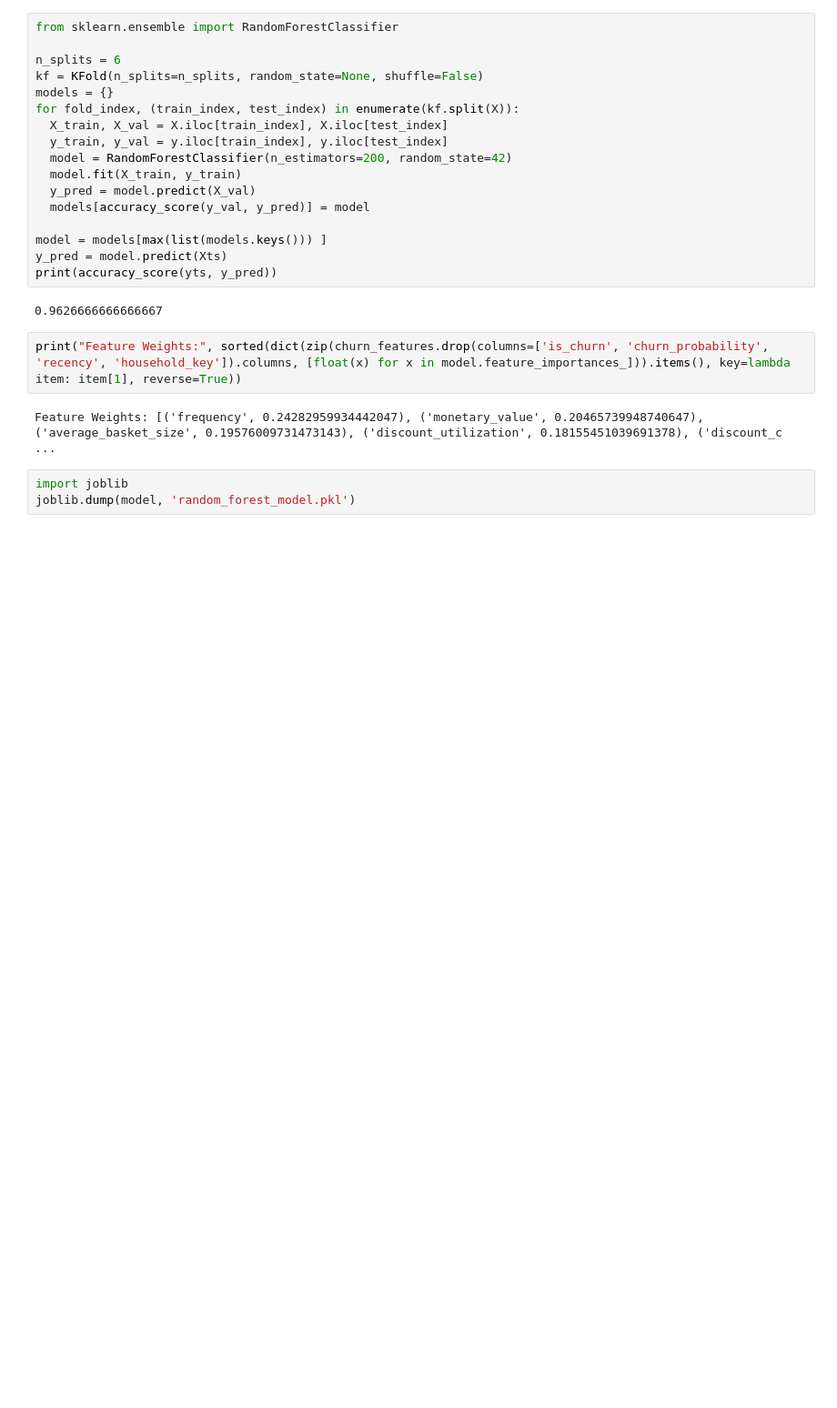
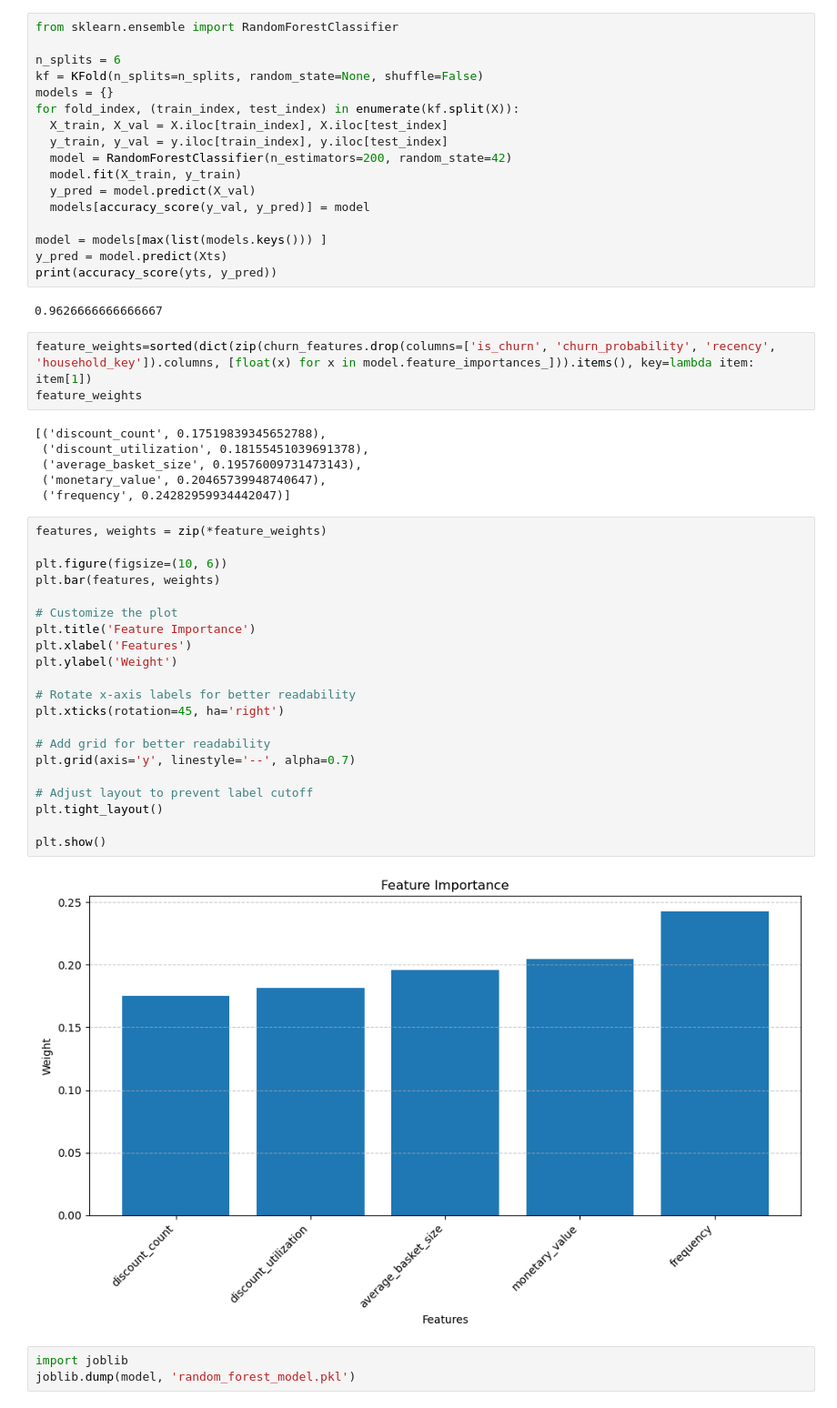
Before and after one commit to agrawalabr/churn-predictor, a Jupyter notebook: churn-model-generator.ipynb, the cells around one changed output. Shown at 91% size. Drawn from its saved outputs; the diff is of its cells as text; blank space fills up the shorter version.

```diff
--- a/churn-model-generator.ipynb
+++ b/churn-model-generator.ipynb
@@ -130,9 +138,37 @@ print(accuracy_score(yts, y_pred))
 # %% [output]
 0.9626666666666667
 # %%
-print("Feature Weights:", sorted(dict(zip(churn_features.drop(columns=['is_churn', 'churn_probability', 'recency', 'household_key']).columns, [float(x) for x in model.feature_importances_])).items(), key=lambda item: item[1], reverse=True))
+feature_weights=sorted(dict(zip(churn_features.drop(columns=['is_churn', 'churn_probability', 'recency', 'household_key']).columns, [float(x) for x in model.feature_importances_])).items(), key=lambda item: item[1])
+feature_weights
 # %% [output]
-Feature Weights: [('frequency', 0.24282959934442047), ('monetary_value', 0.20465739948740647), ('average_basket_size', 0.19576009731473143), ('discount_utilization', 0.18155451039691378), ('discount_c ...
+[('discount_count', 0.17519839345652788),
+ ('discount_utilization', 0.18155451039691378),
+ ('average_basket_size', 0.19576009731473143),
+ ('monetary_value', 0.20465739948740647),
+ ('frequency', 0.24282959934442047)]
+# %%
+features, weights = zip(*feature_weights)
+
+plt.figure(figsize=(10, 6))
+plt.bar(features, weights)
+
+# Customize the plot
+plt.title('Feature Importance')
+plt.xlabel('Features')
+plt.ylabel('Weight')
+
+# Rotate x-axis labels for better readability
+plt.xticks(rotation=45, ha='right')
+
+# Add grid for better readability
+plt.grid(axis='y', linestyle='--', alpha=0.7)
+
+# Adjust layout to prevent label cutoff
+plt.tight_layout()
+
+plt.show()
+# %% [output]
+[figure, added]
 # %%
 import joblib
 joblib.dump(model, 'random_forest_model.pkl')
```
Also changed, not shown: parts of 2 cells of this notebook, 2 other files.
